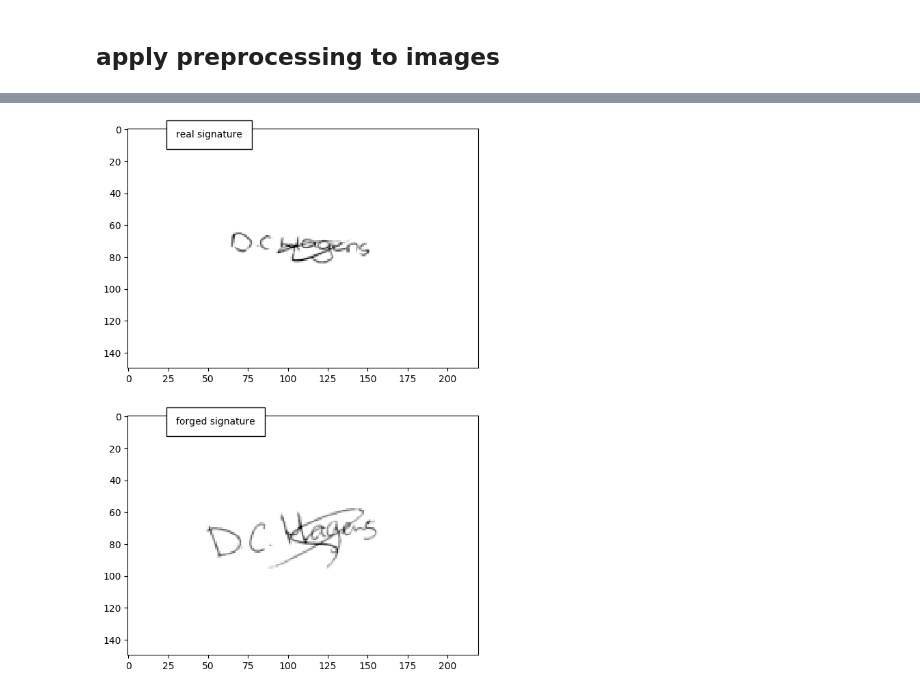
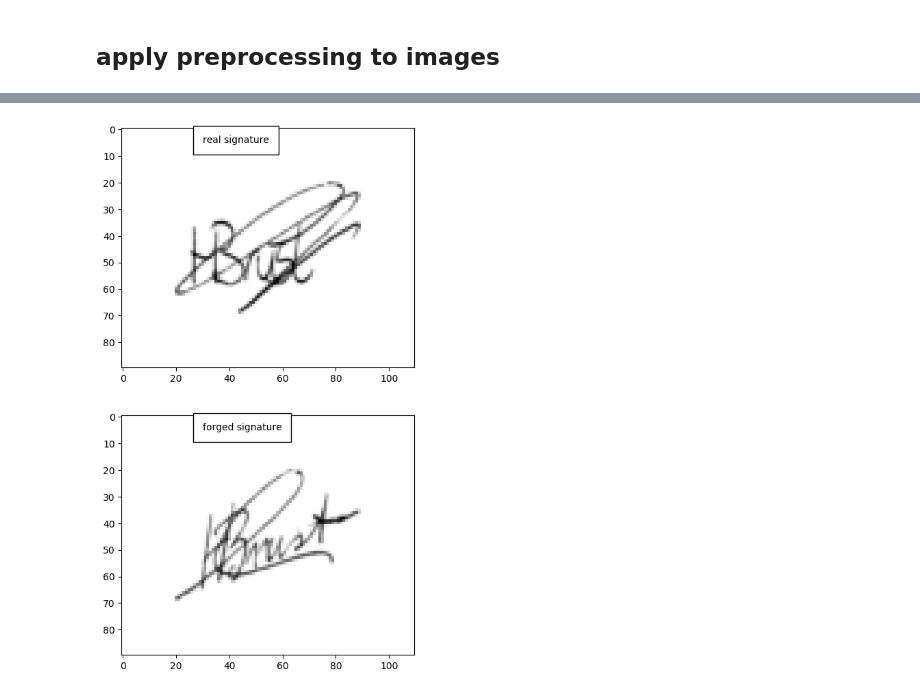
Before and after one commit to SJHageman/udacity-mle-capstone, a Jupyter notebook: project/step-0-eda.ipynb, the cells around one changed output, grey strips where cells are left out. Cells and saved outputs as stored; diff of their text form; code cells hidden in the pictures.

```diff
--- a/project/step-0-eda.ipynb
+++ b/project/step-0-eda.ipynb
@@ -190,0 +93,14 @@ def load_image(path):
+# %%
+def load_image(fname):
+    return img_as_ubyte(imread(fname, as_gray=True))
+
+def preprocess_image(image, radius=2, resize_dims = (50,70)):
+    image = image.astype(np.uint8)
+    blurred_image = filters.gaussian(image, radius, preserve_range=True)
+    threshold = filters.threshold_otsu(blurred_image)
+    binarized_image = blurred_image > threshold
+    image_background_removed = np.where(binarized_image==False, 255-image, 0)
+    image_background_removed = transform.resize(image_background_removed, resize_dims, mode='constant', anti_aliasing=True, preserve_range=True)
+    image_background_removed = image_background_removed /255.0
+    image_background_removed = np.pad(image_background_removed, (20, 20), 'constant', constant_values=(0,0))
+    return image_background_removed
@@ -207,16 +129,14 @@ plt.show()
 # %%
-final_img_size = (1000,1400)
-
 _df = train_df[train_df['label']==1].sample(1)
-img1 = preprocess_image(load_image(_df['img_path_real'].iloc[0]), final_img_size)
-img2 = preprocess_image(load_image(_df['img_path_forged'].iloc[0]), final_img_size)
+img3 = preprocess_image(load_image(_df['img_path_real'].iloc[0]))
+img4 = preprocess_image(load_image(_df['img_path_forged'].iloc[0]))
 
 fig, axs = plt.subplots(2, figsize=(10, 10))
 ax0,ax1 = axs
-ax0.imshow(img1, cmap='binary', label='real')
-ax1.imshow(img2, cmap='binary')
+ax0.imshow(img3, cmap='binary', label='real')
+ax1.imshow(img4, cmap='binary')
 ax0.text(30, 5, 'real signature', bbox={'facecolor': 'white', 'pad': 10})
 ax1.text(30, 5, 'forged signature', bbox={'facecolor': 'white', 'pad': 10});
 plt.show()
 # %% [output]
-[figure, old version]
+[figure, new version]
```
Also changed, not shown: parts of 6 cells of this notebook, 16 other files.
